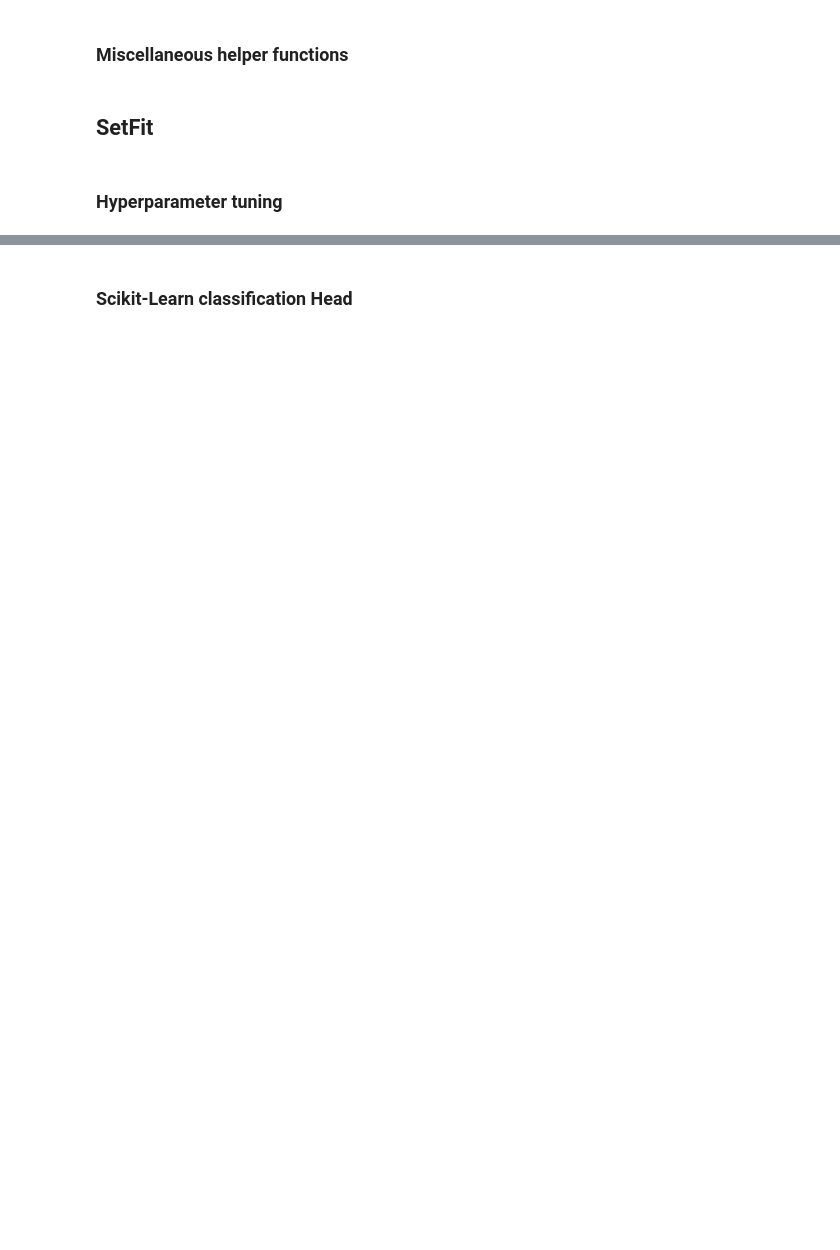
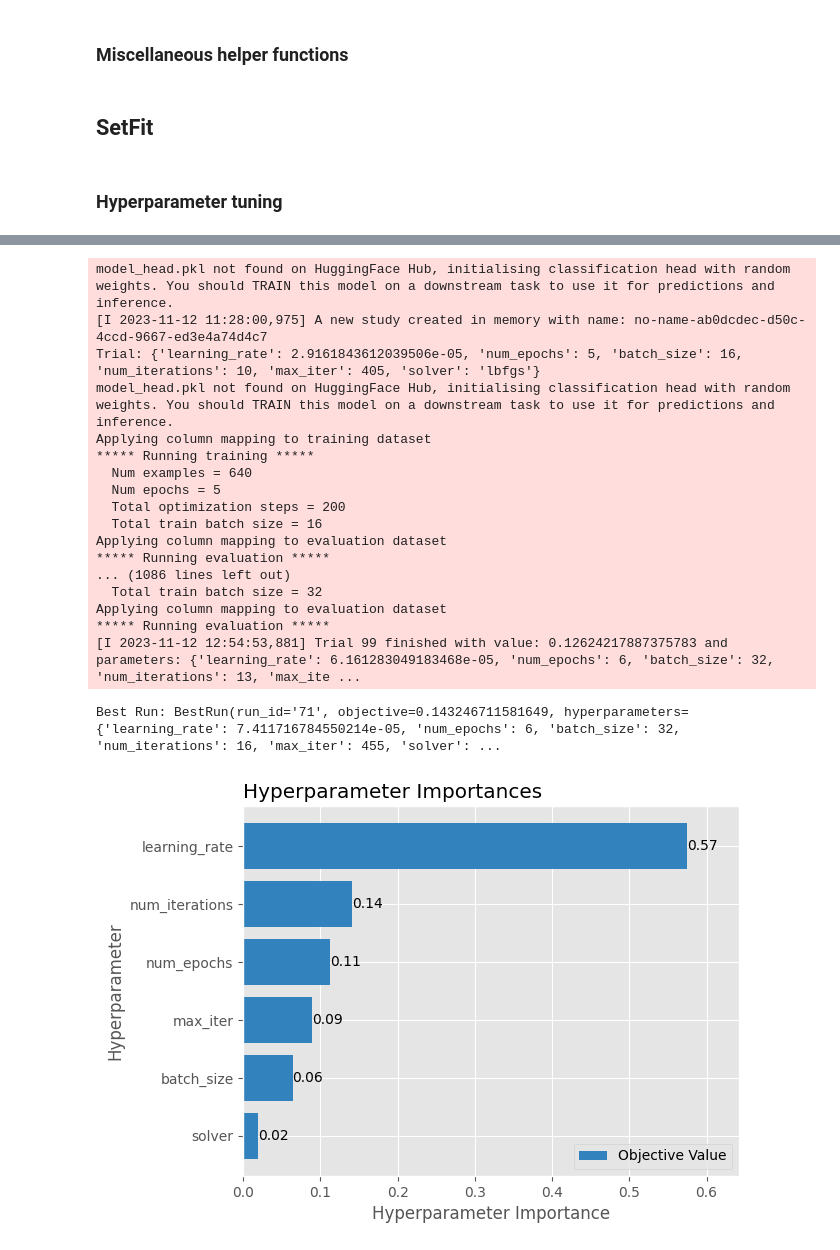
Before and after one commit to kevin-rn/Efficient-Fact-checking, a Jupyter notebook: helpers/wice_support_model.ipynb, the cells around one changed output, grey strips where cells are left out. Cells and saved outputs as stored; diff of their text form; code cells hidden in the pictures; blank space fills up the shorter version.

Commit message:
update wice training

```diff
--- a/helpers/wice_support_model.ipynb
+++ b/helpers/wice_support_model.ipynb
@@ -200,3 +213,23 @@ AttributeError: 'Dataset' object has no attribute 'columns'
-# %% [markdown]
-### Scikit-Learn classification Head
+# %%
+setfit_hyperparameter_tuning()
+# %% [output]
+model_head.pkl not found on HuggingFace Hub, initialising classification head with random weights. You should TRAIN this model on a downstream task to use it for predictions and inference.
+[I 2023-11-12 11:28:00,975] A new study created in memory with name: no-name-ab0dcdec-d50c-4ccd-9667-ed3e4a74d4c7
+Trial: {'learning_rate': 2.9161843612039506e-05, 'num_epochs': 5, 'batch_size': 16, 'num_iterations': 10, 'max_iter': 405, 'solver': 'lbfgs'}
+model_head.pkl not found on HuggingFace Hub, initialising classification head with random weights. You should TRAIN this model on a downstream task to use it for predictions and inference.
+Applying column mapping to training dataset
+***** Running training *****
+  Num examples = 640
+  Num epochs = 5
+  Total optimization steps = 200
+  Total train batch size = 16
+Applying column mapping to evaluation dataset
+***** Running evaluation *****
+... (1086 lines left out)
+  Total train batch size = 32
+Applying column mapping to evaluation dataset
+***** Running evaluation *****
+[I 2023-11-12 12:54:53,881] Trial 99 finished with value: 0.12624217887375783 and parameters: {'learning_rate': 6.161283049183468e-05, 'num_epochs': 6, 'batch_size': 32, 'num_iterations': 13, 'max_ite ...
+Best Run: BestRun(run_id='71', objective=0.143246711581649, hyperparameters={'learning_rate': 7.411716784550214e-05, 'num_epochs': 6, 'batch_size': 32, 'num_iterations': 16, 'max_iter': 455, 'solver': ...
+[figure, added]
 # %%
```
Also changed, not shown: parts of 12 cells of this notebook, 1 other file.
